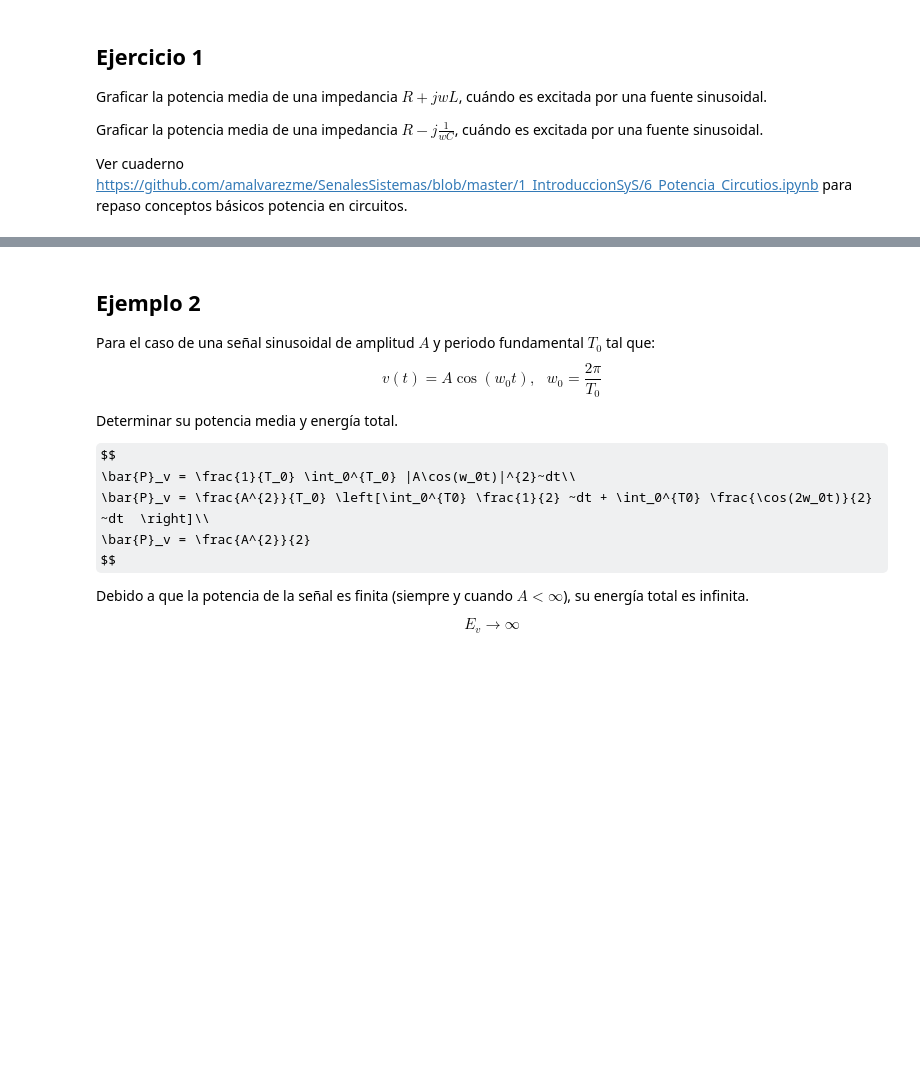
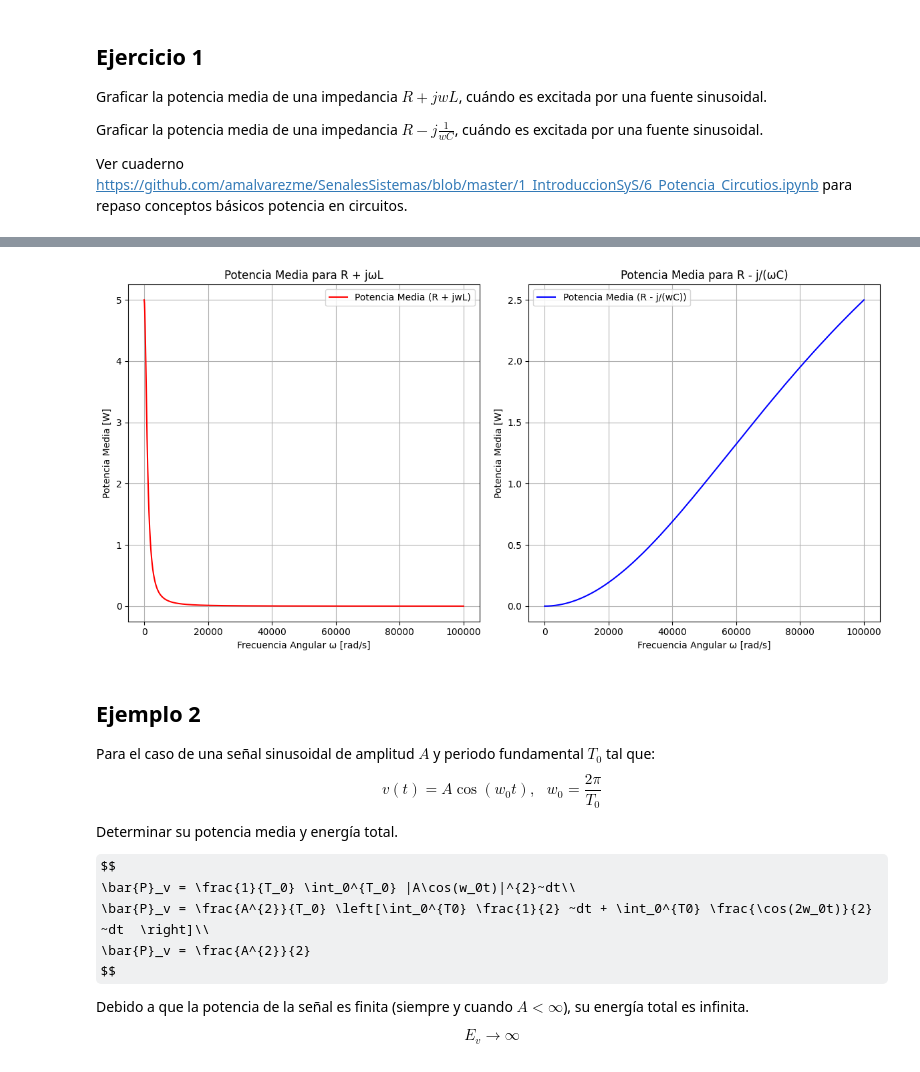
Before and after one commit to juramirezmon/Senales_y_sistemas, a Jupyter notebook: Copia_de_5_Señales_De_Energia_Y_De_Potencia.ipynb, the cells around one changed output, grey strips where cells are left out. Drawn from its saved outputs; the diff is of its cells as text; code cells hidden in the pictures; some formulas as TeX source; blank space fills up the shorter version.

```diff
--- a/Copia_de_5_Señales_De_Energia_Y_De_Potencia.ipynb
+++ b/Copia_de_5_Señales_De_Energia_Y_De_Potencia.ipynb
@@ -253,3 +215,49 @@ Average Power: 0.01+0.16j W
+# %%
+import numpy as np
+import matplotlib.pyplot as plt
+
+# Parámetros
+R = 10  # Resistencia en ohmios
+L = 0.01  # Inductancia en henrios
+C = 1e-6  # Capacitancia en faradios
+V_rms = 10  # Voltaje RMS en voltios
+
+# Frecuencia angular (omega)
+omega = np.linspace(1, 1e5, 1000)  # De 1 rad/s a 100,000 rad/s
+
+# Impedancias
+Z_RL = R + 1j * omega * L
+Z_RC = R - 1j / (omega * C)
+
+# Potencias medias
+P_RL = (V_rms**2) * np.real(1 / Z_RL) / 2
+P_RC = (V_rms**2) * np.real(1 / Z_RC) / 2
+
+# Gráficas
+plt.figure(figsize=(12, 6))
+
+# Gráfica para R + j\omega L
+plt.subplot(1, 2, 1)
+plt.plot(omega, P_RL, label="Potencia Media (R + jwL)", color="red")
+plt.title("Potencia Media para R + jωL")
+plt.xlabel("Frecuencia Angular ω [rad/s]")
+plt.ylabel("Potencia Media [W]")
+plt.grid(True)
+plt.legend()
+
+# Gráfica para R - j/(\omega C)
+plt.subplot(1, 2, 2)
+plt.plot(omega, P_RC, label="Potencia Media (R - j/(wC))", color="blue")
+plt.title("Potencia Media para R - j/(\u03c9C)")
+plt.xlabel("Frecuencia Angular ω [rad/s]")
+plt.ylabel("Potencia Media [W]")
+plt.grid(True)
+plt.legend()
+
+plt.tight_layout()
+plt.show()
+# %% [output]
+[figure, added]
 # %% [markdown]
 ## Ejemplo 2
 
```
Also changed, not shown: parts of 9 cells of this notebook.
